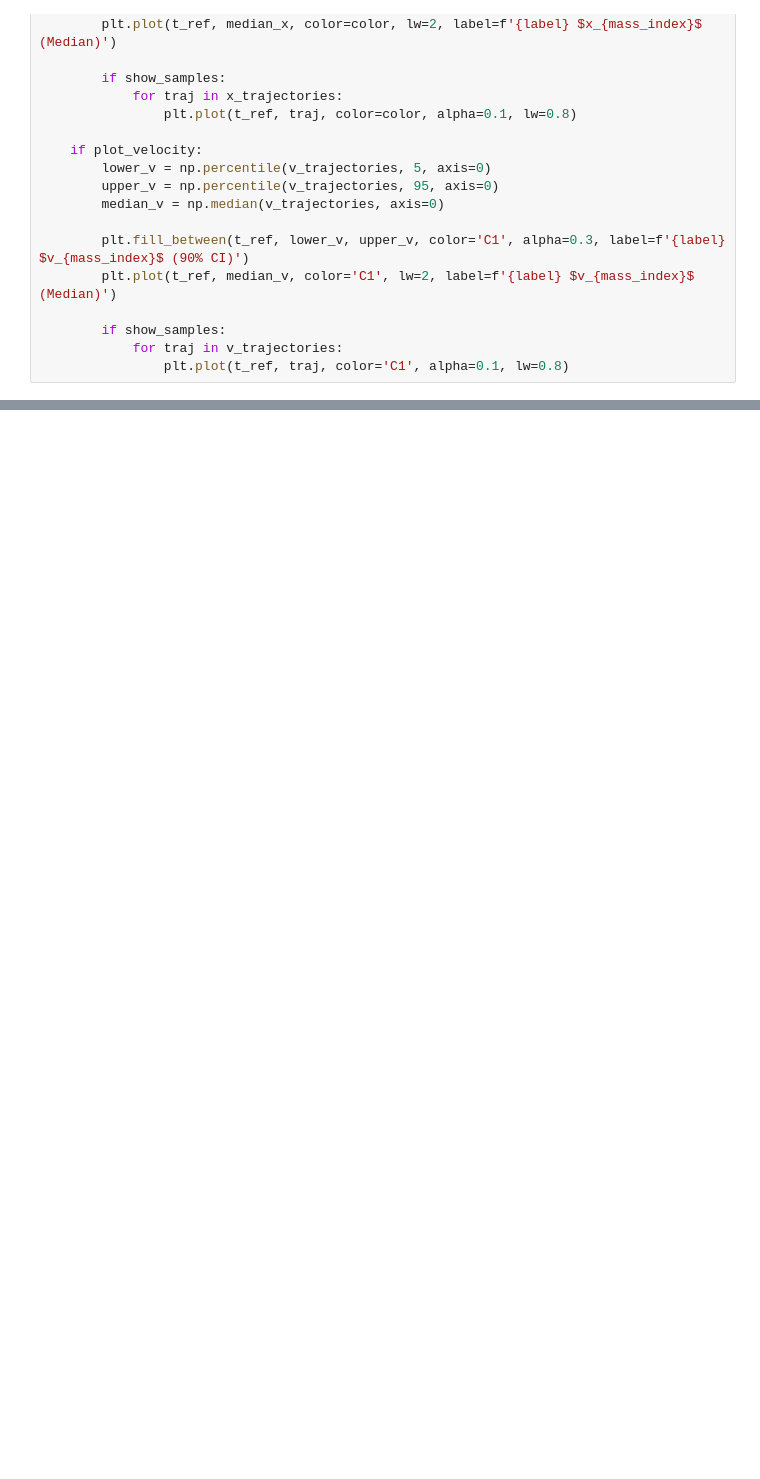
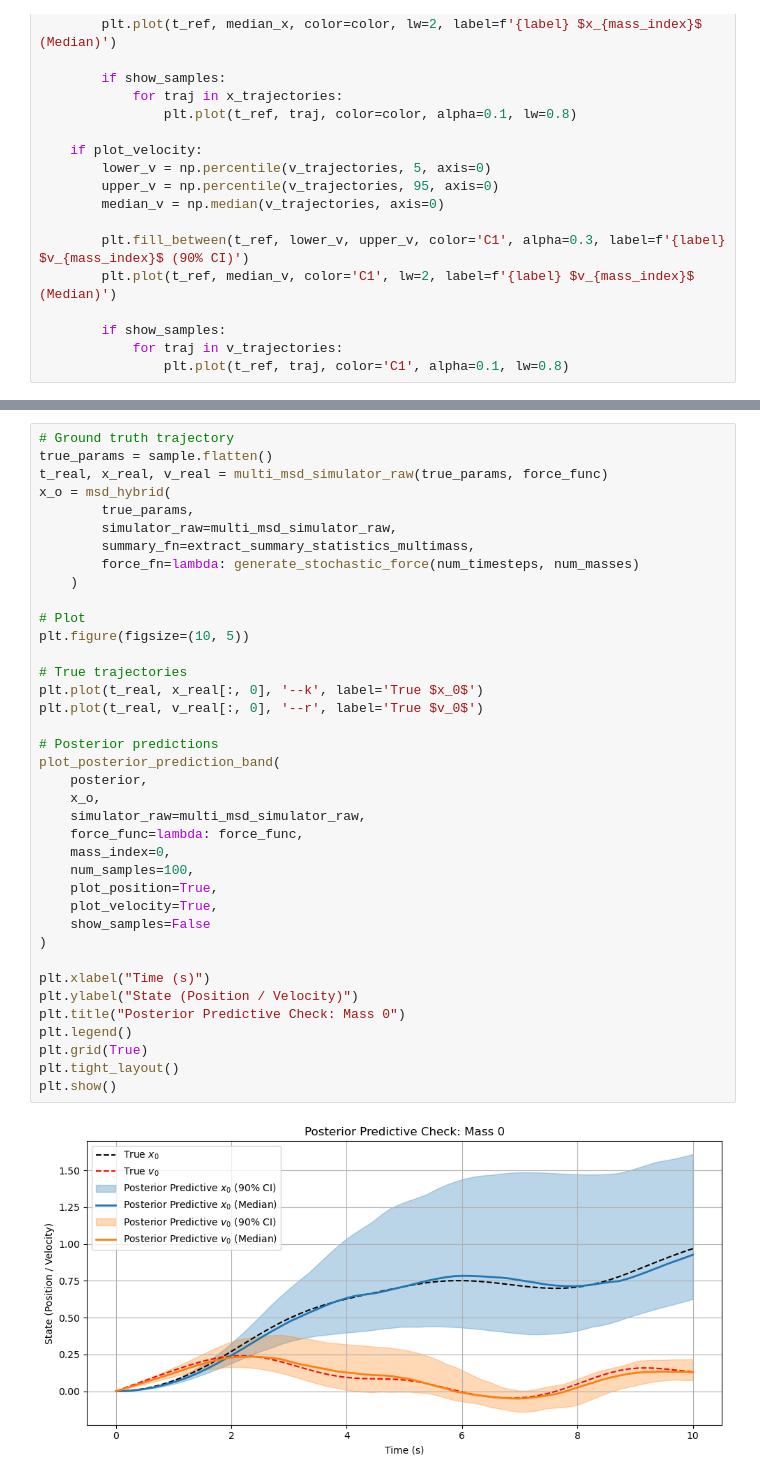
Before and after one commit to skcajs/pandora, a Jupyter notebook: notebooks/simulation_based_inference/msd/multi-msd-expl-stachostic.ipynb, the cells around one changed output, grey strips where cells are left out. Saved outputs shown, nothing was run; the diff lists cells and outputs as text; blank space fills up the shorter version.

```diff
--- a/notebooks/simulation_based_inference/msd/multi-msd-expl-stachostic.ipynb
+++ b/notebooks/simulation_based_inference/msd/multi-msd-expl-stachostic.ipynb
@@ -373,0 +523,40 @@ plt.show()
+# %%
+# Ground truth trajectory
+true_params = sample.flatten()
+t_real, x_real, v_real = multi_msd_simulator_raw(true_params, force_func)
+x_o = msd_hybrid(
+        true_params,
+        simulator_raw=multi_msd_simulator_raw,
+        summary_fn=extract_summary_statistics_multimass,
+        force_fn=lambda: generate_stochastic_force(num_timesteps, num_masses)
+    )
+
+# Plot
+plt.figure(figsize=(10, 5))
+
+# True trajectories
+plt.plot(t_real, x_real[:, 0], '--k', label='True $x_0$')
+plt.plot(t_real, v_real[:, 0], '--r', label='True $v_0$')
+
+# Posterior predictions
+plot_posterior_prediction_band(
+    posterior,
+    x_o,
+    simulator_raw=multi_msd_simulator_raw,
+    force_func=lambda: force_func,
+    mass_index=0,
+    num_samples=100,
+    plot_position=True,
+    plot_velocity=True,
+    show_samples=False
+)
+
+plt.xlabel("Time (s)")
+plt.ylabel("State (Position / Velocity)")
+plt.title("Posterior Predictive Check: Mass 0")
+plt.legend()
+plt.grid(True)
+plt.tight_layout()
+plt.show()
+# %% [output]
+[figure, added]
```
Also changed, not shown: parts of 11 cells of this notebook, 2 other files.
